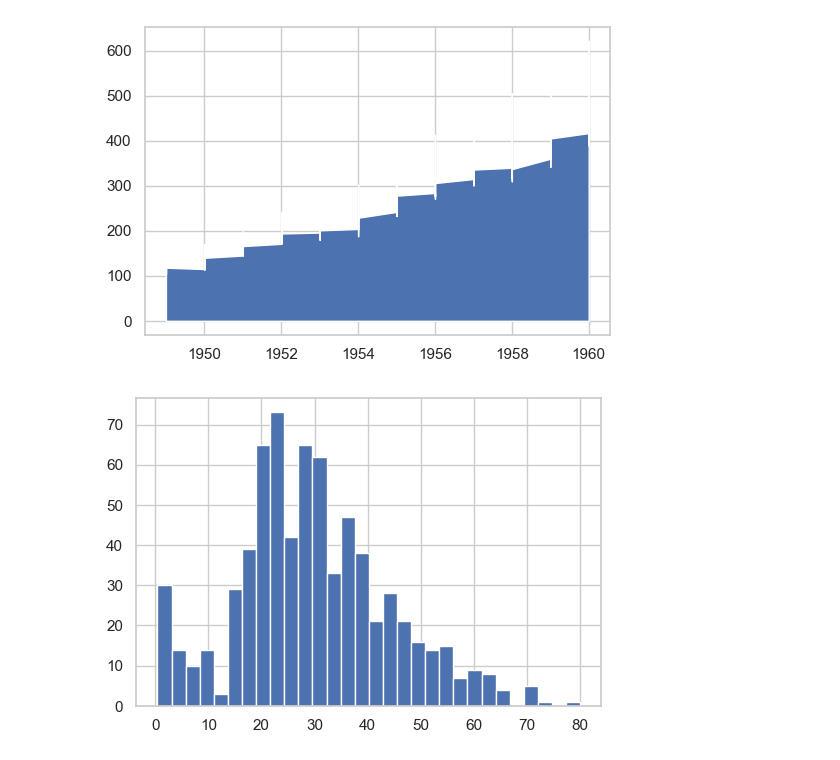
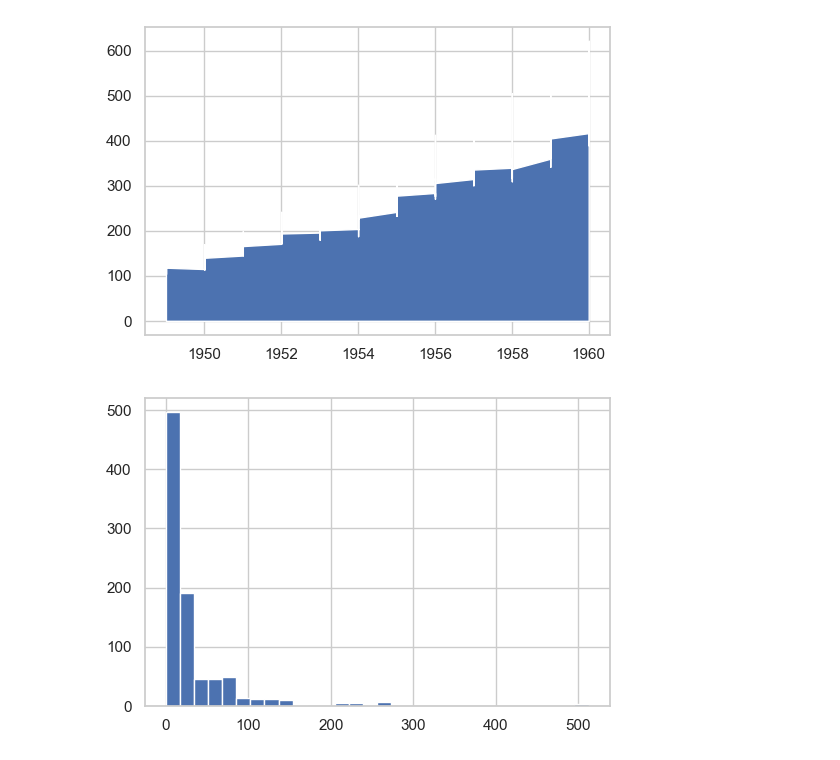
Before and after one commit to jakhongirkupalov/yangi_repo, a Jupyter notebook: Notebooks/Data_Vizualization.ipynb, the cells around one changed output. Drawn from its saved outputs; the diff is of its cells as text; code cells hidden in the pictures.

```diff
--- a/Notebooks/Data_Vizualization.ipynb
+++ b/Notebooks/Data_Vizualization.ipynb
@@ -196,7 +174,7 @@ plt.show()
 # %% [output]
 [figure]
 # %%
-plt.hist(titanic["age"].dropna(),bins=30)
+plt.hist(titanic["fare"].dropna(),bins=30)
 plt.show()
 # %% [output]
-[figure, old version]
+[figure, new version]
```
Also changed, not shown: parts of 21 cells of this notebook.
